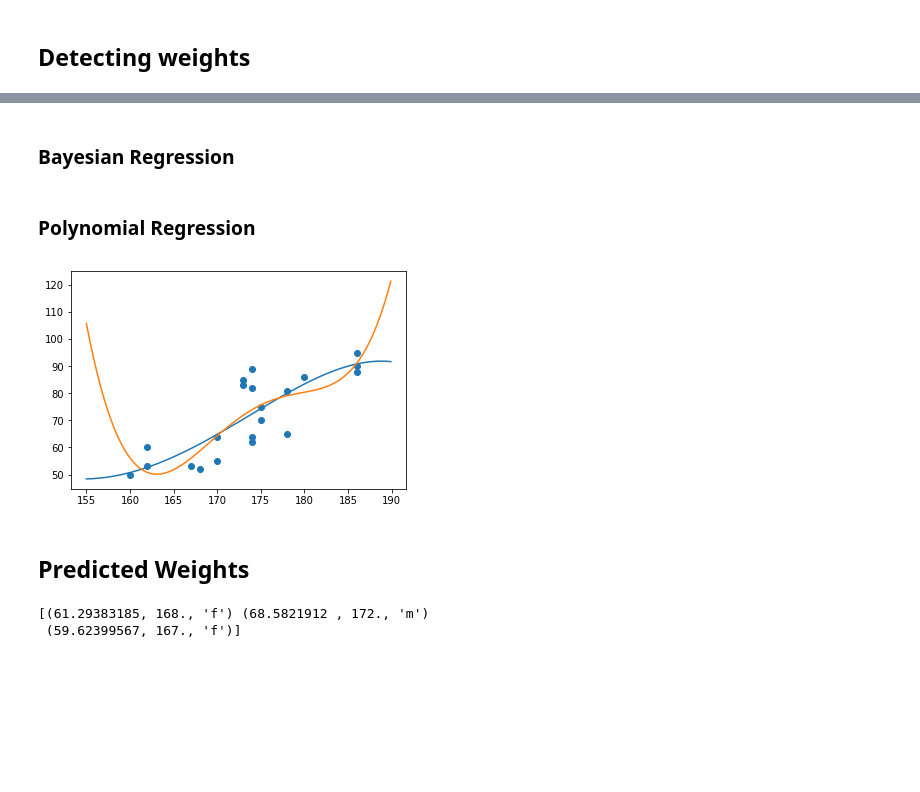
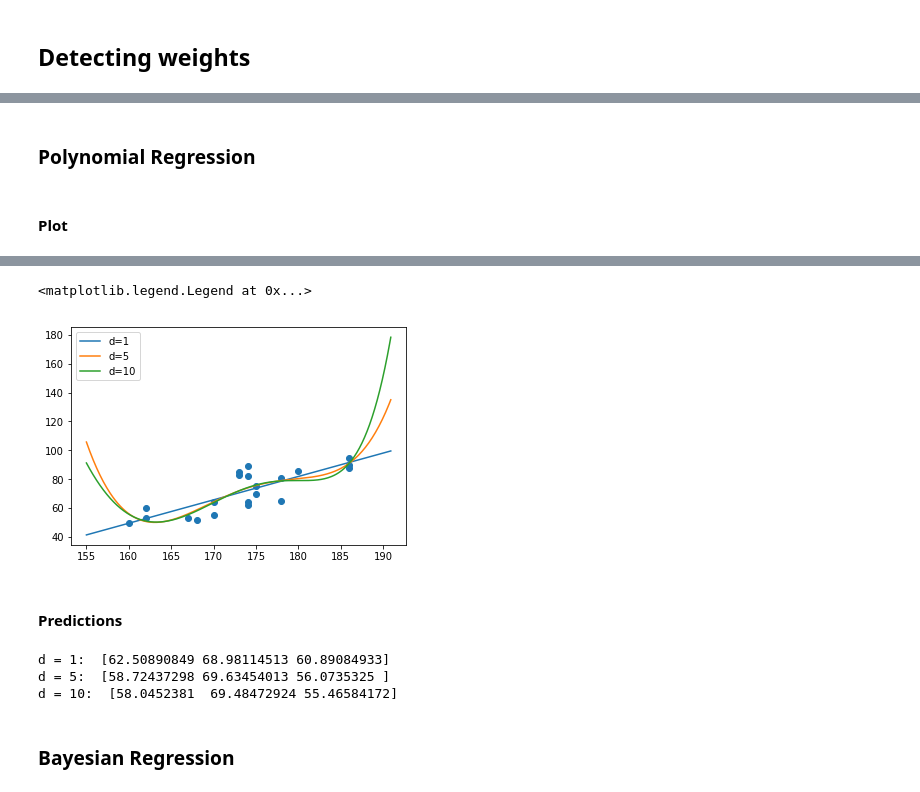
Before and after one commit to ManojPrabhakar/PatternRecognition, a Jupyter notebook: Project2/2.3/2.3.ipynb, the cells around one changed output, grey strips where cells are left out. Saved outputs shown, nothing was run; the diff lists cells and outputs as text; code cells hidden in the pictures; blank space fills up the shorter version.

```diff
--- a/Project2/2.3/2.3.ipynb
+++ b/Project2/2.3/2.3.ipynb
@@ -28,7 +45,2 @@ outliers = data[data['w'] == -1]
 # %% [markdown]
 ## Detecting weights
-# %%
-sigma0sq = 3.0
-I = np.identity(6)
-X = np.vstack((np.ones(x_wo.shape), x_wo, x_wo**2, x_wo**3, x_wo**4, x_wo**5))
-sigmasq = np.var(y_wo)
@@ -37,0 +47,40 @@ To use the future default and silence this warning we advise to pass `rcond=None
+# %% [markdown]
+###  Polynomial Regression
+# %%
+# Calculates and returns weights for polynomial using polynomial regression
+# Variables:-
+#   x: data
+#   y: label
+#   d: degree of polynomial
+def get_w_mle(x, y, d):
+    X = np.ones(x.shape)
+    for i in range(d):
+        X = np.vstack((X, x**(i+1)))
+
+    sigmasq = np.var(y)
+    w_mle = np.linalg.lstsq(X.T, y_wo)[0]
+
+    return w_mle
+# %% [markdown]
+#### Plot
+# %%
+plt.scatter(x_wo, y_wo)
+x_plot = np.arange(np.amin(x_wo)-5,np.amax(x_wo)+5,0.1)
+
+# Polynomial Regression. d = 1
+w_mle_1 = get_w_mle(x_wo, y_wo, 1)
+y_mle_1 = predict(x_plot, w_mle_1, 1)
+
+# Polynomial Regression. d = 5
+w_mle_5 = get_w_mle(x_wo, y_wo, 5)
+y_mle_5 = predict(x_plot, w_mle_5, 5)
+
+# Polynomial Regression. d = 10
+w_mle_10 = get_w_mle(x_wo, y_wo, 10)
+y_mle_10 = predict(x_plot, w_mle_10, 10)
+
+plt.plot(x_plot, y_mle_1)
+plt.plot(x_plot, y_mle_5)
+plt.plot(x_plot, y_mle_10)
+plt.gca().legend(('d=1','d=5','d=10'))
+# %% [output]
@@ -38,2 +89,14 @@ To use the future default and silence this warning we advise to pass `rcond=None
+<matplotlib.legend.Legend at 0x...>
+[figure, added]
+# %% [markdown]
+#### Predictions
+# %%
+print("d = 1: ", predict(outliers['h'], w_mle_1, 1))
+print("d = 5: ", predict(outliers['h'], w_mle_5, 5))
+print("d = 10: ", predict(outliers['h'], w_mle_10, 10))
+# %% [output]
+d = 1:  [62.50890849 68.98114513 60.89084933]
+d = 5:  [58.72437298 69.63454013 56.0735325 ]
+d = 10:  [58.0452381  69.48472924 55.46584172]
 # %% [markdown]
 ### Bayesian Regression
@@ -42,2 +102,0 @@ w_map = np.dot(np.dot(np.linalg.inv(np.dot(X,X.T) + sigmasq/sigma0sq * I),X),y_w
-# %% [markdown]
-###  Polynomial Regression
@@ -56,19 +102,0 @@ def plot_curve(x, w, plt):
-# %%
-plt.scatter(x_wo, y_wo)
-x_plot = np.arange(155,190,0.1)
-y_map = plot_curve(x_plot, w_map, plt)
-y_mle = plot_curve(x_plot, w_mle, plt)
-# %% [output]
-[figure, removed]
-# %% [markdown]
-## Predicted Weights
-# %%
-predicted_weights = []
-for x in outliers['h']:
-    predicted_weights.append(curve(w_map, x))
-
-outliers['w'] = predicted_weights
-print(outliers)
-# %% [output]
-[(61.29383185, 168., 'f') (68.5821912 , 172., 'm')
- (59.62399567, 167., 'f')]
```
Also changed, not shown: parts of 15 cells of this notebook.
